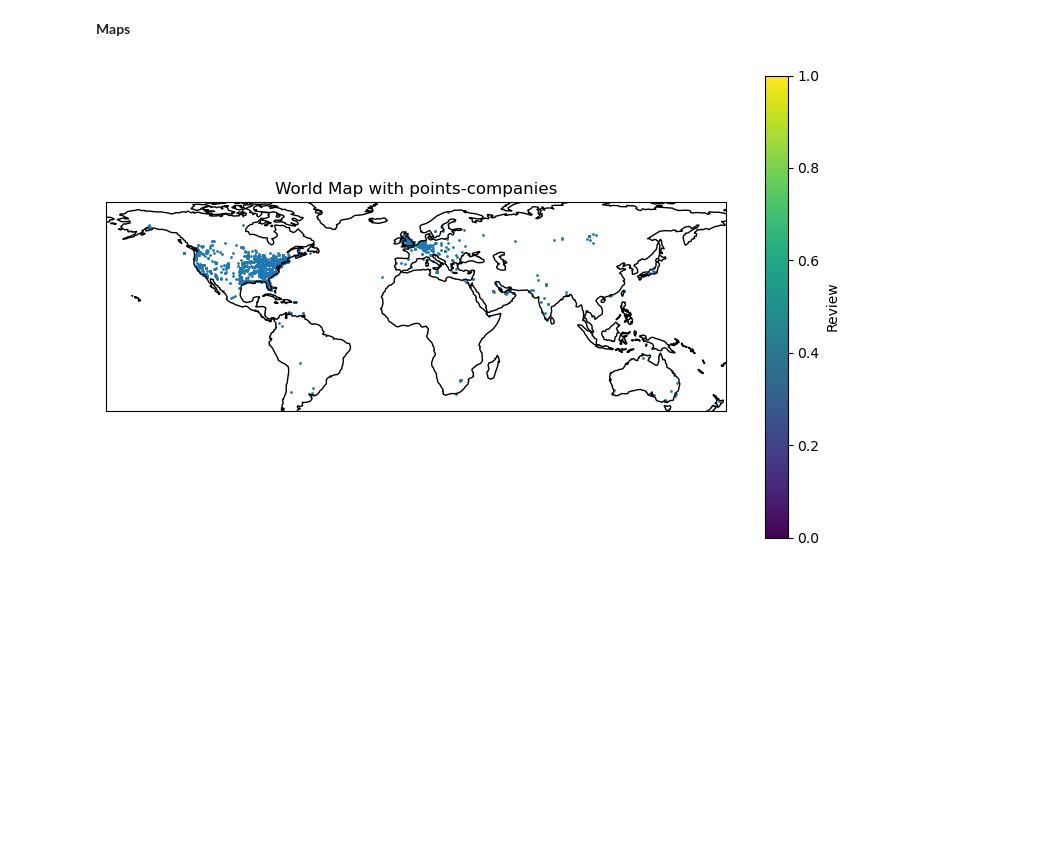
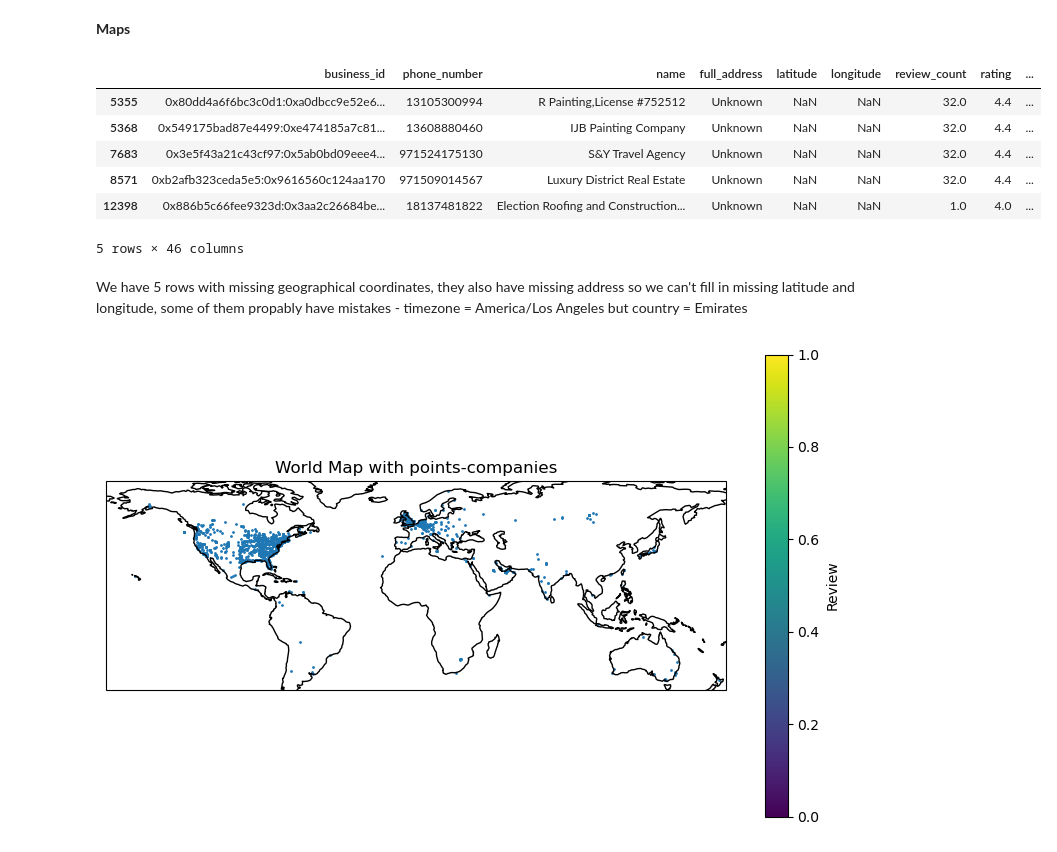
Before and after one commit to katarzynarogalska/LocationIntelligence-clustering, a Jupyter notebook: Location_Clustering_EDA.ipynb, the cells around one changed output. Drawn from its saved outputs; the diff is of its cells as text; code cells hidden in the pictures; blank space fills up the shorter version.

```diff
--- a/Location_Clustering_EDA.ipynb
+++ b/Location_Clustering_EDA.ipynb
@@ -159,6 +159,18 @@ array(['Plumber, Air conditioning repair service, Carpenter, Electrician, Furnit
 Many types are very similar like : Car rental agency, car rental, Cars etc. Meybe it would be usefull to group them
 # %% [markdown]
 **Maps**
+# %%
+df[df['latitude'].isna() | df['longitude'].isna()]
+# %% [output]
+|  | business_id | phone_number | name | full_address | latitude | longitude | review_count | rating | ... |
+| 5355 | 0x80dd4a6f6bc3c0d1:0xa0dbcc9e52e6... | 13105300994 | R Painting,License #752512 | Unknown | NaN | NaN | 32.0 | 4.4 | ... |
+| 5368 | 0x549175bad87e4499:0xe474185a7c81... | 13608880460 | IJB Painting Company | Unknown | NaN | NaN | 32.0 | 4.4 | ... |
+| 7683 | 0x3e5f43a21c43cf97:0x5ab0bd09eee4... | 971524175130 | S&Y Travel Agency | Unknown | NaN | NaN | 32.0 | 4.4 | ... |
+| 8571 | 0xb2afb323ceda5e5:0x9616560c124aa170 | 971509014567 | Luxury District Real Estate | Unknown | NaN | NaN | 32.0 | 4.4 | ... |
+| 12398 | 0x886b5c66fee9323d:0x3aa2c26684be... | 18137481822 | Election Roofing and Construction... | Unknown | NaN | NaN | 1.0 | 4.0 | ... |
+5 rows × 46 columns
+# %% [markdown]
+We have 5 rows with missing geographical coordinates, they also have missing address so we can't fill in missing latitude and longitude, some of them propably have mistakes - timezone = America/Los Angeles but country = Emirates
 # %%
 coord_df = train_df.dropna(subset=['latitude','longitude']) # we want no missing values for plotting
 # %%
```
Also changed, not shown: parts of 2 cells of this notebook.
